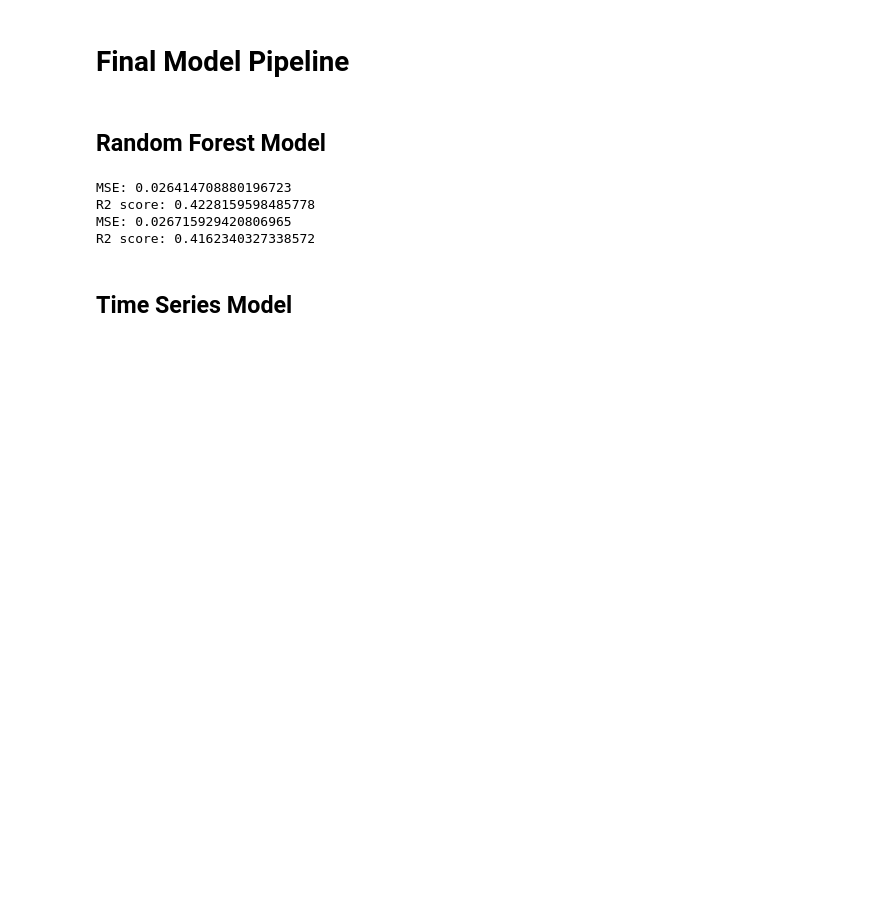
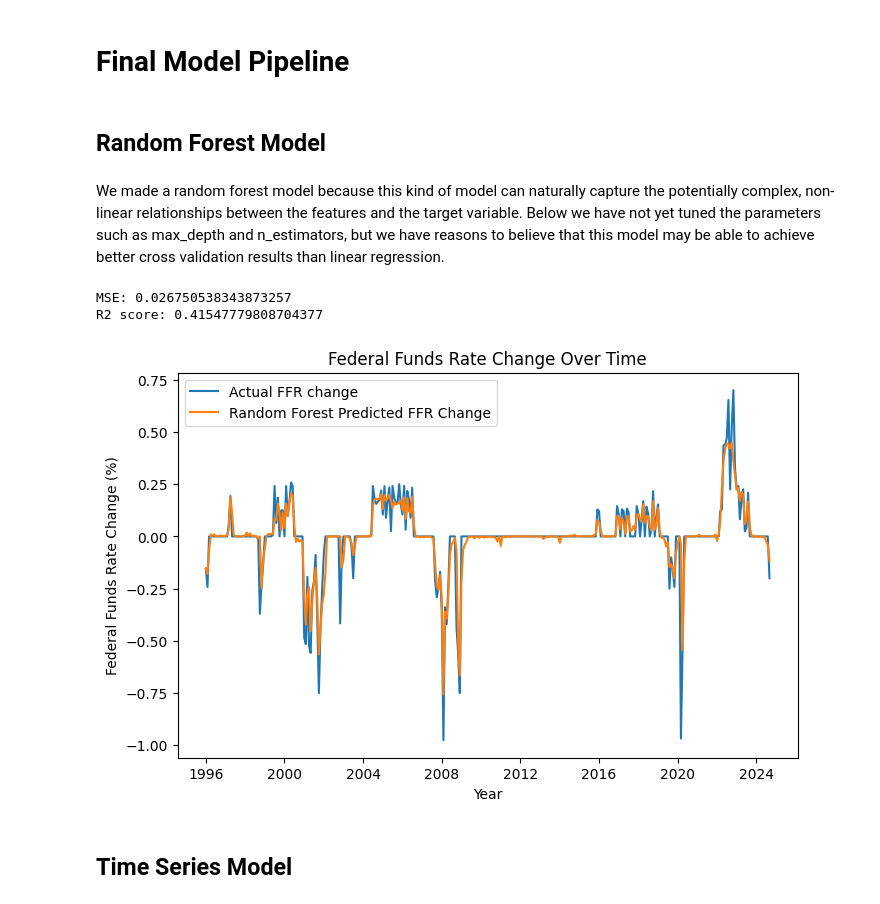
Before and after one commit to brianlzhou/109a-project, a Jupyter notebook: milestone4.ipynb, the cells around one changed output. Drawn from its saved outputs; the diff is of its cells as text; code cells hidden in the pictures; blank space fills up the shorter version.

```diff
--- a/milestone4.ipynb
+++ b/milestone4.ipynb
@@ -447,21 +461,10 @@ We see that the baseline linear regression model is generally good at recognizin
 # Final Model Pipeline
 # %% [markdown]
 ## Random Forest Model
+# %% [markdown]
+We made a random forest model because this kind of model can naturally capture the potentially complex, non-linear relationships between the features and the target variable. Below we have not yet tuned the parameters such as max_depth and n_estimators, but we have reasons to believe that this model may be able to achieve better cross validation results than linear regression.
 # %%
 from sklearn.ensemble import RandomForestRegressor
-
-random_forest = RandomForestRegressor(max_depth=20,
-                                    random_state=42,
-                                    n_estimators=1000)
-
-random_forest.fit(X_train, y_train)
-
-y_pred_forest = random_forest.predict(X_test)
-mse_forest = mean_squared_error(y_test, y_pred_forest)
-r2_forest = r2_score(y_test, y_pred_forest)
-
-print("MSE:", mse_forest)
-print("R2 score:", r2_forest)
 
 pipeline_forest = Pipeline([
     ('scaler', StandardScaler()),
@@ -477,9 +480,20 @@ r2_pipeline_forest = r2_score(y_test, y_pred_pipeline_forest)
 print("MSE:", mse_pipeline_forest)
 print("R2 score:", r2_pipeline_forest)
 # %% [output]
-MSE: 0.026414708880196723
-R2 score: 0.4228159598485778
-MSE: 0.026715929420806965
-R2 score: 0.4162340327338572
+MSE: 0.026750538343873257
+R2 score: 0.41547779808704377
+# %%
+df.loc[:, 'predicted_ffr_change_rf'] = pipeline_forest.predict(X)
+
+plt.figure(figsize=(8, 5))
+plt.plot(df.date, df.ffr_1m_change, label='Actual FFR change')
+plt.plot(df.date, df.predicted_ffr_change_rf, label='Random Forest Predicted FFR Change')
+plt.legend()
+plt.title('Federal Funds Rate Change Over Time')
+plt.xlabel('Year')
+plt.ylabel('Federal Funds Rate Change (%)')
+plt.show()
+# %% [output]
+[figure, added]
 # %% [markdown]
 ## Time Series Model
```
Also changed, not shown: parts of 19 cells of this notebook, 1 other file.
